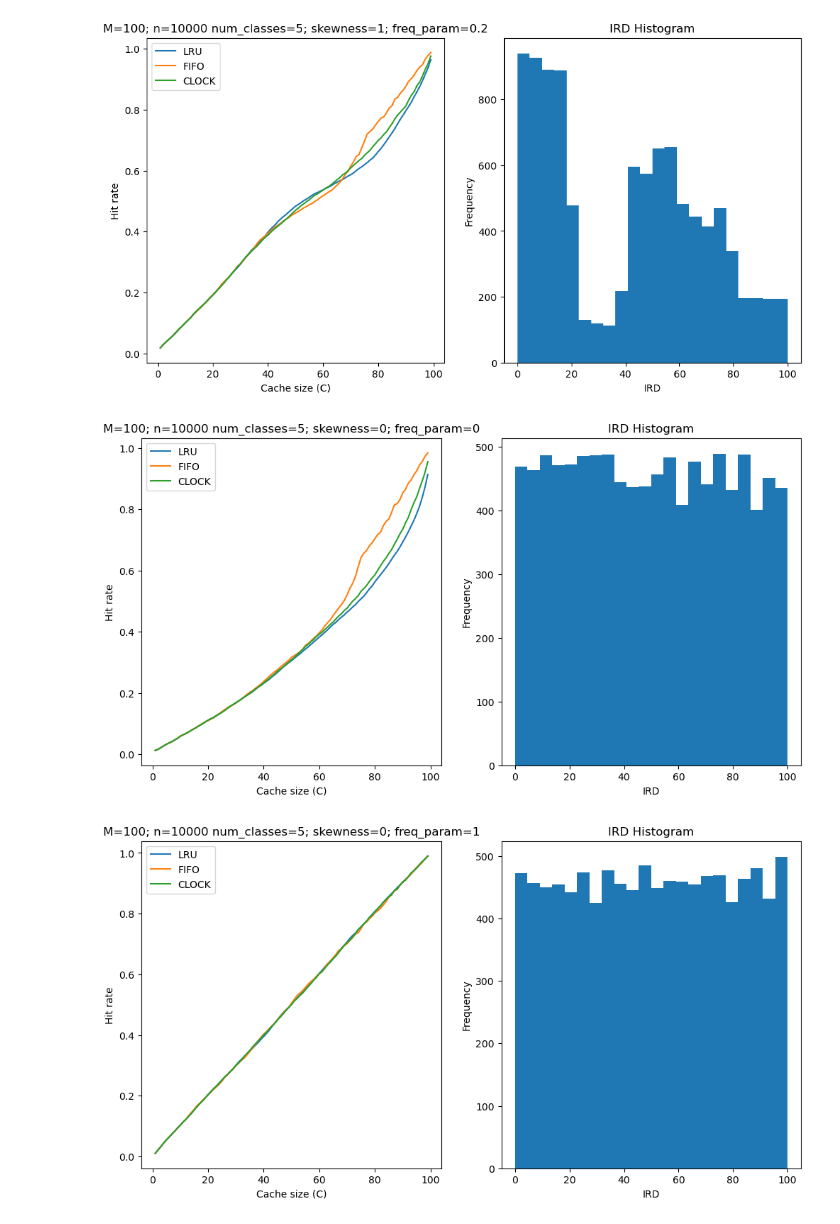
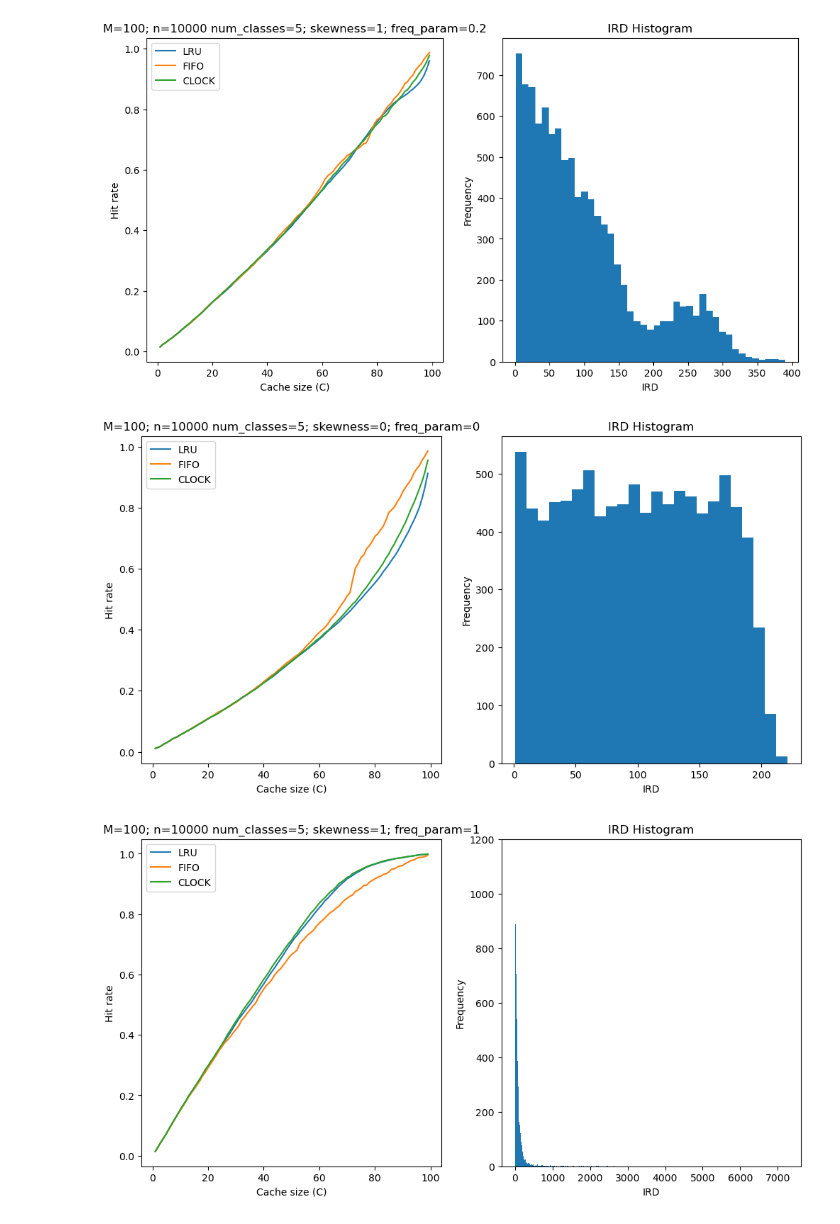
Before and after one commit to Effygal/trace-gen, a Jupyter notebook: sample_combine_addr.ipynb, the cells around one changed output. Saved outputs shown, nothing was run; the diff lists cells and outputs as text; code cells hidden in the pictures.

Commit message:
fix ird dist plot

```diff
--- a/sample_combine_addr.ipynb
+++ b/sample_combine_addr.ipynb
@@ -25,7 +25,9 @@ def plot_hr_irt_with_skew(M, n, classes, skewness, freq_param):
     axs[0].set_title(f'M={M}; n={n} num_classes={classes}; skewness={skewness}; freq_param={freq_param}')
 
     # Plot histogram
-    axs[1].hist(generator.ird, bins='auto')
+    irds = tg.iad(trace)
+    irds = irds[irds > -1]
+    axs[1].hist(irds, bins='auto')
     axs[1].set_xlabel('IRD')
     axs[1].set_ylabel('Frequency')
     axs[1].set_title('IRD Histogram')
@@ -48,16 +51,17 @@ plot_hr_irt_with_skew(100, 10000, 5, 1, 0)
 # %%
 plot_hr_irt_with_skew(100, 10000, 5, 1, 0.2)
-# When freq_param is 0.3, the trace is 20% freq-based and 80% ird-based, MRC behaves somewhat both convex and concave.
+# When freq_param is 0.2, the trace is 20% freq-based and 80% ird-based, MRC behaves somewhat both convex and concave; ird shows mixture of hyper-exponential and piece-wise uniform distribution.
 # %% [output]
-[figure, old version]
+[figure, new version]
 # %%
 plot_hr_irt_with_skew(100, 10000, 5, 0, 0)
-# When skewness is 0, the weight of each classes is uniform.
+# When skewness is 0, param is 0, the weight of each classes of ird is uniform.
 # %% [output]
-[figure, old version]
+[figure, new version]
 # %%
-plot_hr_irt_with_skew(100, 10000, 5, 0, 1)
+plot_hr_irt_with_skew(100, 10000, 5, 1, 1)
+# When skewness is 1, param is 1, the weight of each classes of ird is skewed in 1 magnitude; ird shows hyper-exponential distribution.
 # %% [output]
-[figure, old version]
+[figure, new version]
 # %%
 plot_hr_irt_with_skew(100, 10000, 5, 9, 0)
```
Also changed, not shown: parts of 12 cells of this notebook, 15 other files.
